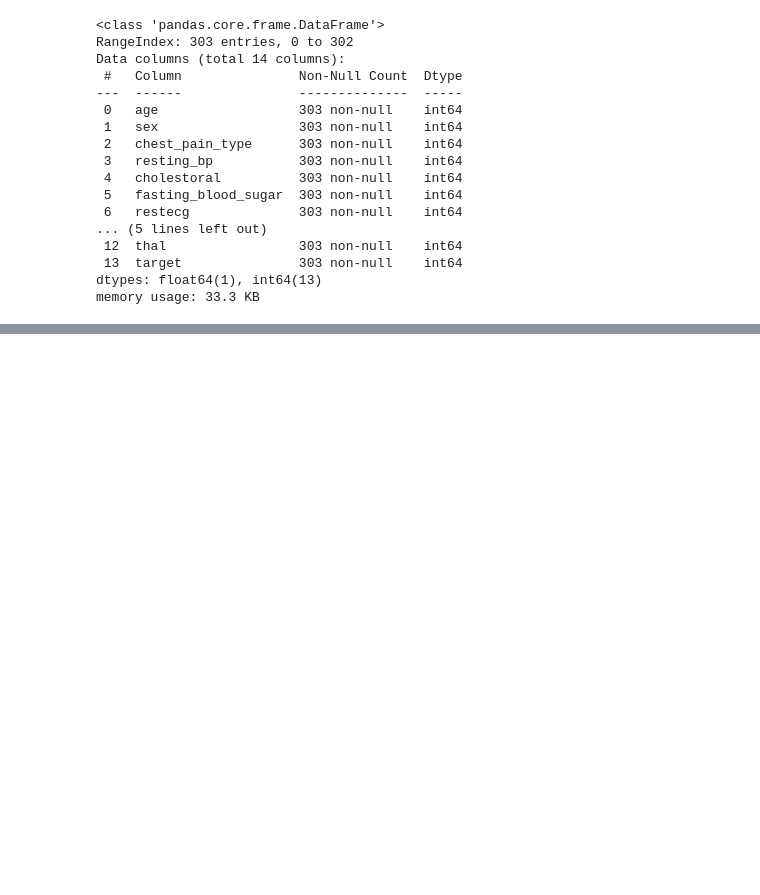
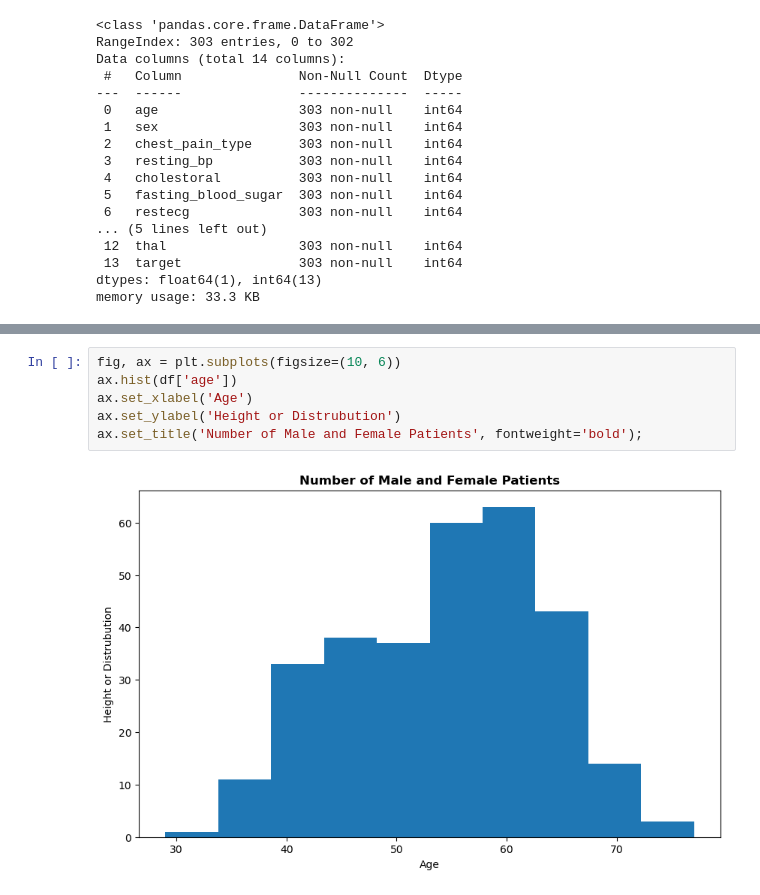
Before and after one commit to clevernat/heart-disease-project, a Jupyter notebook: HEART DISEASE PROJECT.ipynb, the cells around one changed output, grey strips where cells are left out. Cells and saved outputs as stored; diff of their text form; blank space fills up the shorter version.

```diff
--- a/HEART DISEASE PROJECT.ipynb
+++ b/HEART DISEASE PROJECT.ipynb
@@ -139,0 +193,8 @@ memory usage: 33.3 KB
+# %%
+fig, ax = plt.subplots(figsize=(10, 6))
+ax.hist(df['age'])
+ax.set_xlabel('Age')
+ax.set_ylabel('Height or Distrubution')
+ax.set_title('Number of Male and Female Patients', fontweight='bold');
+# %% [output]
+[figure, added]
```
Also changed, not shown: parts of 35 cells of this notebook.
